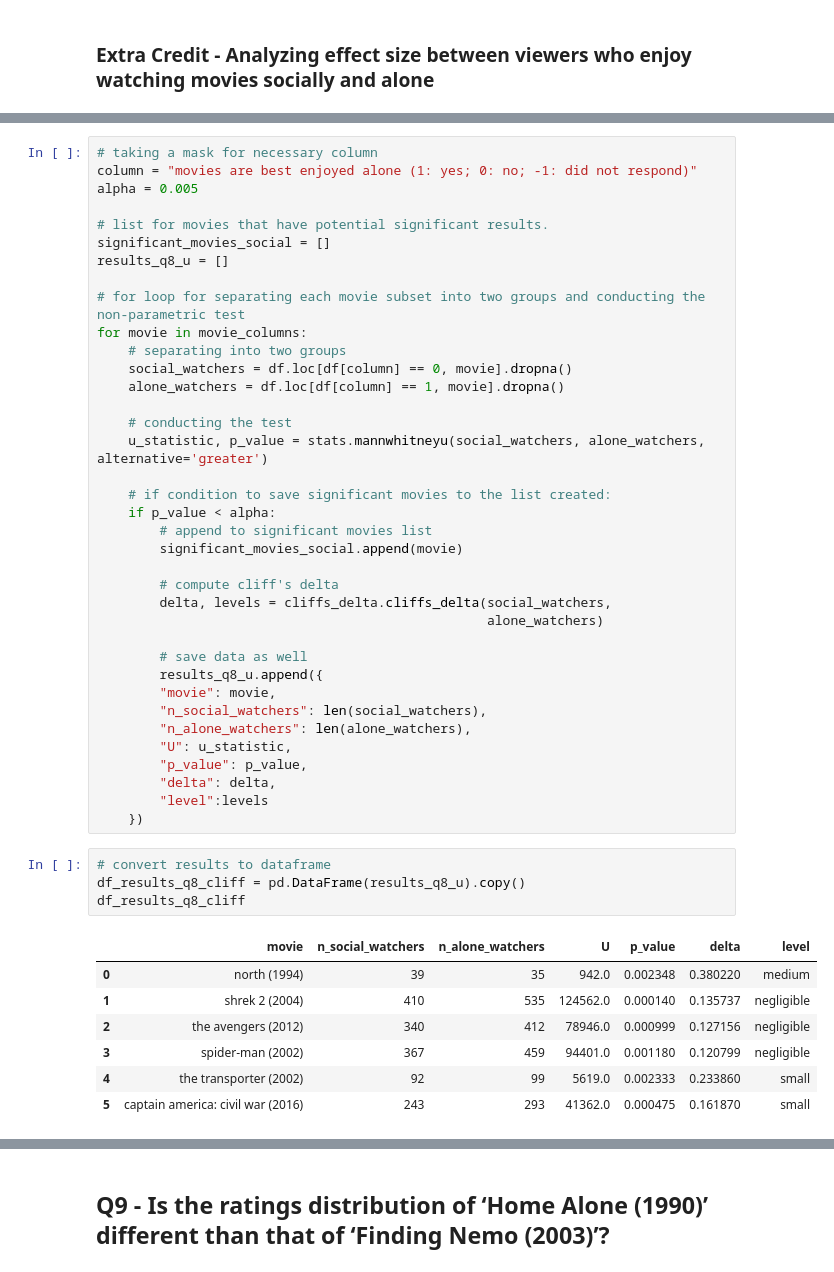
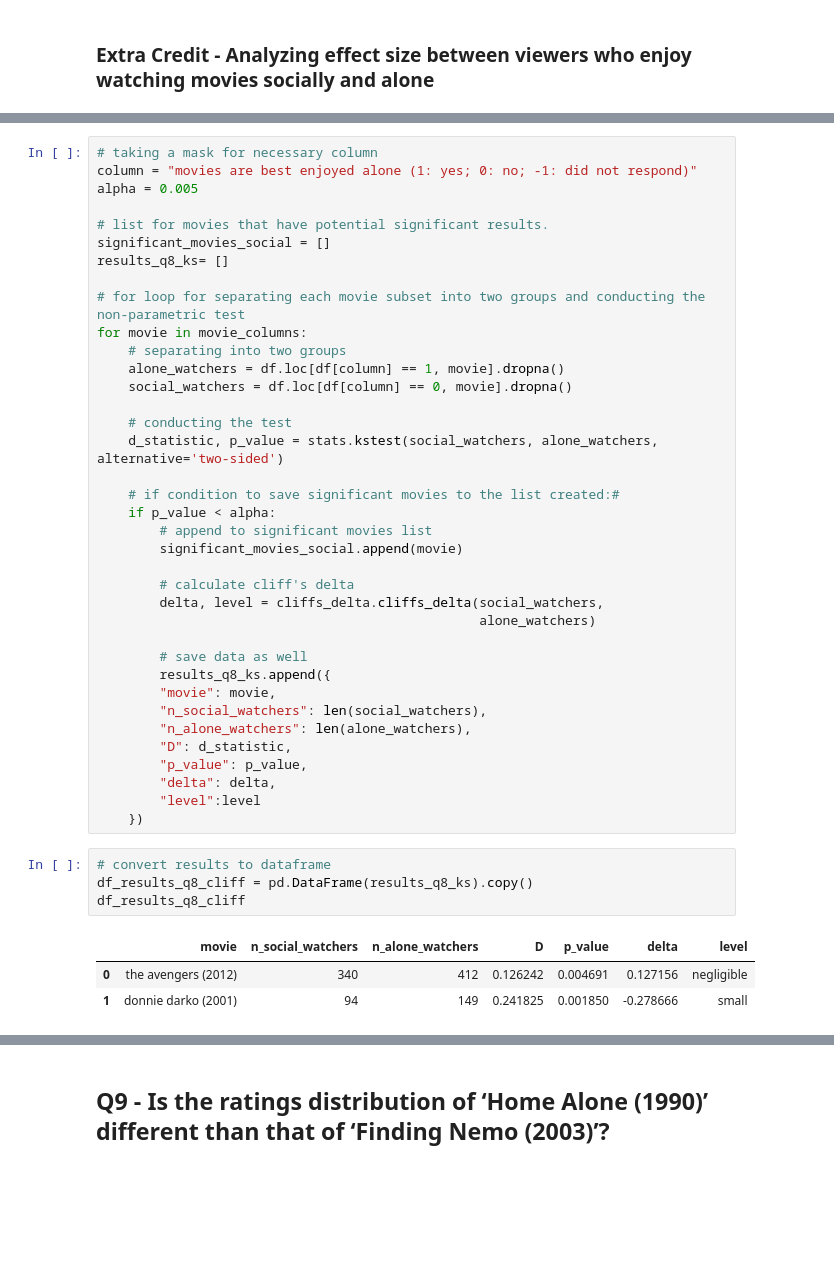
Before and after one commit to jtad96/hypothesis-testing-project, a Jupyter notebook: analyses/beibarys_questions7,8,9.ipynb, the cells around one changed output, grey strips where cells are left out. Saved outputs shown, nothing was run; the diff lists cells and outputs as text; blank space fills up the shorter version.

```diff
--- a/analyses/beibarys_questions7,8,9.ipynb
+++ b/analyses/beibarys_questions7,8,9.ipynb
@@ -957,48 +981,44 @@ alpha = 0.005
 
 # list for movies that have potential significant results.
 significant_movies_social = []
-results_q8_u = []
+results_q8_ks= []
 
 # for loop for separating each movie subset into two groups and conducting the non-parametric test
 for movie in movie_columns:
     # separating into two groups
+    alone_watchers = df.loc[df[column] == 1, movie].dropna()
     social_watchers = df.loc[df[column] == 0, movie].dropna()
-    alone_watchers = df.loc[df[column] == 1, movie].dropna()
 
     # conducting the test
-    u_statistic, p_value = stats.mannwhitneyu(social_watchers, alone_watchers, alternative='greater')
+    d_statistic, p_value = stats.kstest(social_watchers, alone_watchers, alternative='two-sided')
 
-    # if condition to save significant movies to the list created:
+    # if condition to save significant movies to the list created:#
     if p_value < alpha:
         # append to significant movies list
         significant_movies_social.append(movie)
 
-        # compute cliff's delta
-        delta, levels = cliffs_delta.cliffs_delta(social_watchers,
-                                                  alone_watchers)
+        # calculate cliff's delta
+        delta, level = cliffs_delta.cliffs_delta(social_watchers,
+                                                 alone_watchers)
 
         # save data as well
-        results_q8_u.append({
+        results_q8_ks.append({
         "movie": movie,
         "n_social_watchers": len(social_watchers),
         "n_alone_watchers": len(alone_watchers),
-        "U": u_statistic,
+        "D": d_statistic,
         "p_value": p_value,
         "delta": delta,
-        "level":levels
+        "level":level
     })
 # %%
 # convert results to dataframe
-df_results_q8_cliff = pd.DataFrame(results_q8_u).copy()
+df_results_q8_cliff = pd.DataFrame(results_q8_ks).copy()
 df_results_q8_cliff
 # %% [output]
-|  | movie | n_social_watchers | n_alone_watchers | U | p_value | delta | level |
-| 0 | north (1994) | 39 | 35 | 942.0 | 0.002348 | 0.380220 | medium |
-| 1 | shrek 2 (2004) | 410 | 535 | 124562.0 | 0.000140 | 0.135737 | negligible |
-| 2 | the avengers (2012) | 340 | 412 | 78946.0 | 0.000999 | 0.127156 | negligible |
-| 3 | spider-man (2002) | 367 | 459 | 94401.0 | 0.001180 | 0.120799 | negligible |
-| 4 | the transporter (2002) | 92 | 99 | 5619.0 | 0.002333 | 0.233860 | small |
-| 5 | captain america: civil war (2016) | 243 | 293 | 41362.0 | 0.000475 | 0.161870 | small |
+|  | movie | n_social_watchers | n_alone_watchers | D | p_value | delta | level |
+| 0 | the avengers (2012) | 340 | 412 | 0.126242 | 0.004691 | 0.127156 | negligible |
+| 1 | donnie darko (2001) | 94 | 149 | 0.241825 | 0.001850 | -0.278666 | small |
 # %%
 # filtering out negligible effects
 negligible = df_results_q8_cliff["level"] != "negligible"
```
Also changed, not shown: parts of 5 cells of this notebook.
